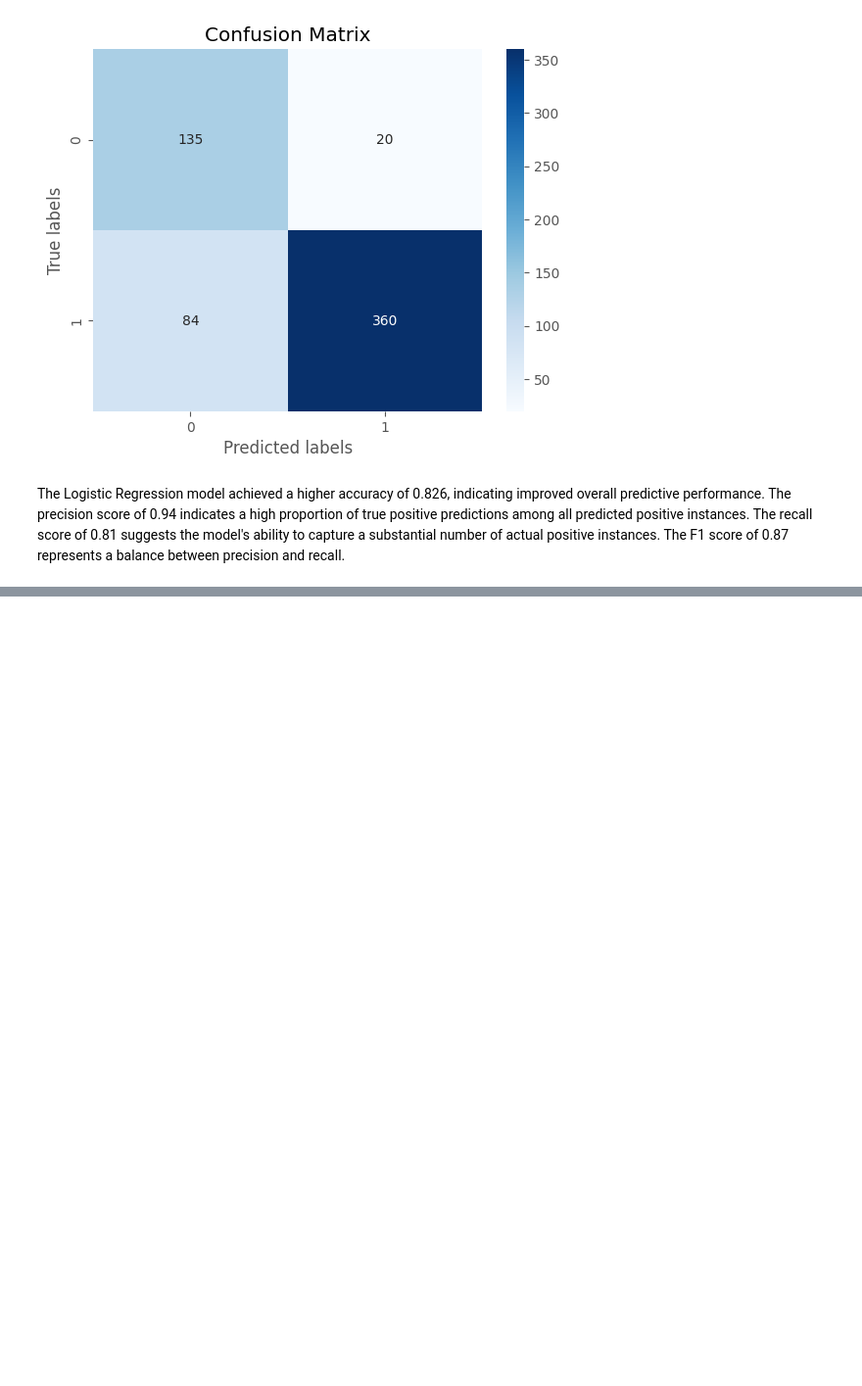
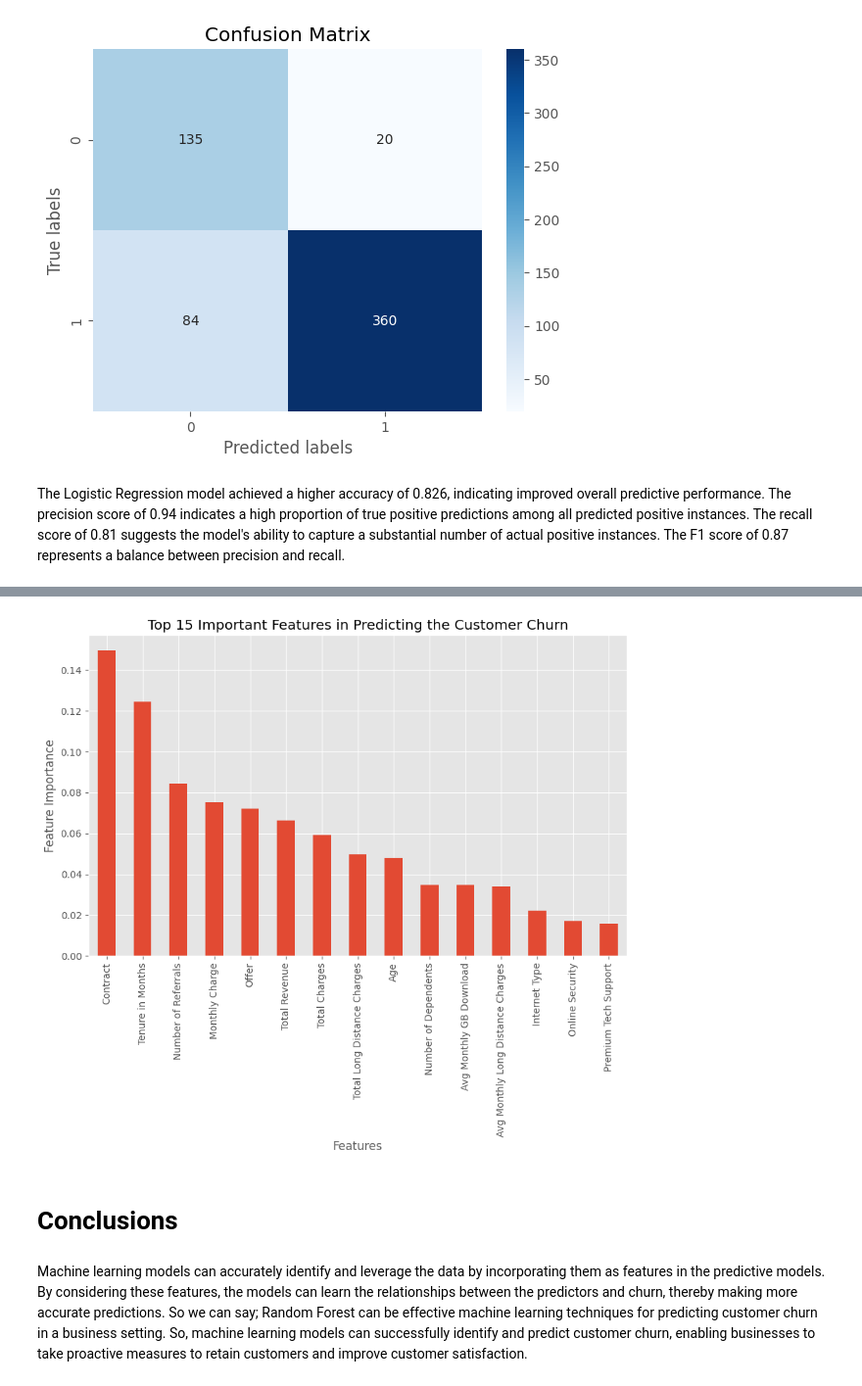
Before and after one commit to bhutto17/Telecom-Churn-Analysis, a Jupyter notebook: Telecom_Churn_Analysis.ipynb, the cells around one changed output, grey strips where cells are left out. Shown at 98% size. Cells and saved outputs as stored; diff of their text form; code cells hidden in the pictures; blank space fills up the shorter version.

```diff
--- a/Telecom_Churn_Analysis.ipynb
+++ b/Telecom_Churn_Analysis.ipynb
@@ -750,0 +815,23 @@ The Logistic Regression model achieved a higher accuracy of 0.826, indicating im
+# %%
+# Get feature importances
+feature_importances = rf_classifier.feature_importances_
+# Getting the feature names
+feature_names = X_train.columns
+# Create a Series to hold the feature importances and their corresponding feature names
+importances = pd.Series(feature_importances, index=feature_names)
+# Sort the feature importances in descending order and select the top 10
+top_15_importances = importances.sort_values(ascending=False).head(15)
+# %%
+# Plotting
+plt.figure(figsize=(10,6))
+top_15_importances.plot(kind='bar')
+plt.title('Top 15 Important Features in Predicting the Customer Churn')
+plt.ylabel('Feature Importance')
+plt.xlabel('Features')
+plt.show()
+# %% [output]
+[figure, added]
+# %% [markdown]
+# **Conclusions**
+# %% [markdown]
+Machine learning models can accurately identify and leverage the data by incorporating them as features in the predictive models. By considering these features, the models can learn the relationships between the predictors and churn, thereby making more accurate predictions. So we can say; Random Forest can be effective machine learning techniques for predicting customer churn in a business setting. So, machine learning models can successfully identify and predict customer churn, enabling businesses to take proactive measures to retain customers and improve customer satisfaction.
```
Also changed, not shown: parts of 6 cells of this notebook.
